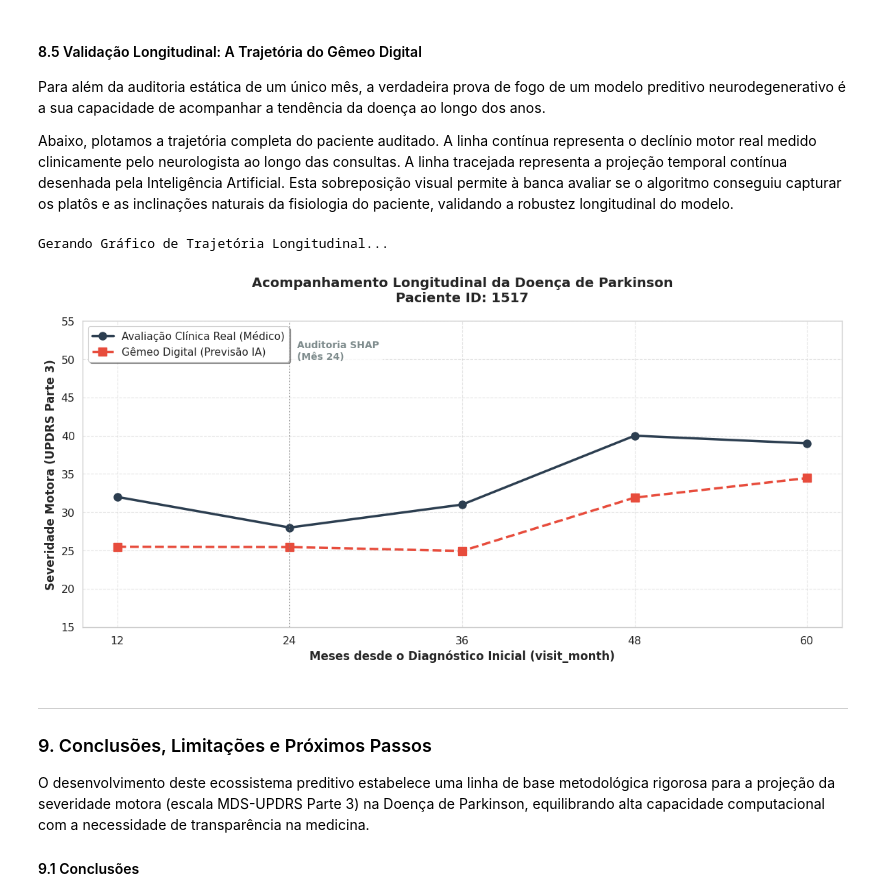
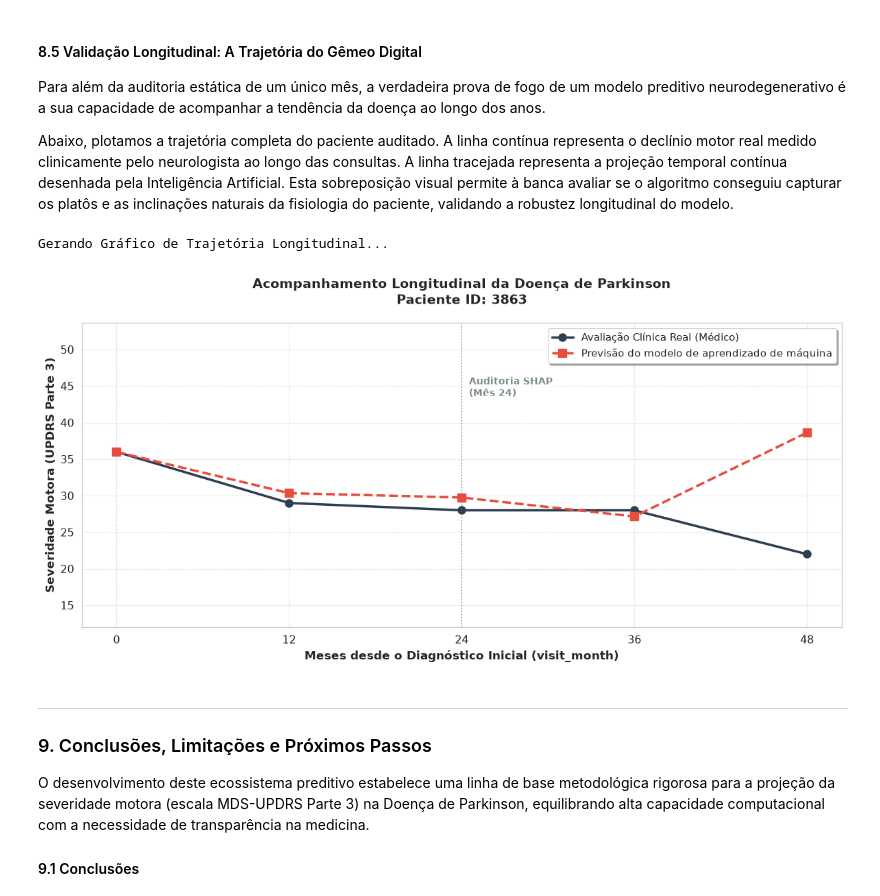
Before and after one commit to LeonardoDias2002/parkinson-predictive-model, a Jupyter notebook: notebook.ipynb, the cells around one changed output. Cells and saved outputs as stored; diff of their text form; code cells hidden in the pictures.

```diff
--- a/notebook.ipynb
+++ b/notebook.ipynb
@@ -561,7 +564,8 @@ modelo_vencedor = modelos_C[0]
 modelo_vencedor.save_model("lightgbm_clinico_app.txt")
 
 df_resultados_finais = df_model_clean.copy()
-df_resultados_finais['predicao_modelo_C'] = previsoes_finais
+# O np.asarray() garante para o Pylance que estamos inserindo um vetor numérico limpo
+df_resultados_finais['predicao_modelo_C'] = np.asarray(previsoes_finais)
 df_resultados_finais.to_csv("dados_auditoria_app.csv", index=False)
 
 print("\n🚀 Ficheiro 'lightgbm_clinico_app.txt' exportado com sucesso para a aplicação médica!")
@@ -678,63 +676,66 @@ Abaixo, plotamos a trajetória completa do paciente auditado. A linha contínua
 print("Gerando Gráfico de Trajetória Longitudinal...\n")
 
 # ==========================================
-# 1. Isolando a Linha do Tempo do Paciente
+# 1. Isolando a Linha do Tempo do Paciente e Injetando o Mês 0
 # ==========================================
+# O id_paciente é herdado automaticamente da célula anterior de auditoria
 historico_paciente = df_resultados_finais[
     df_resultados_finais['patient_id'] == id_paciente
 ].sort_values(by='visit_month')
+
+# Extraímos a nota do diagnóstico inicial (Mês 0)
+u3_baseline = historico_paciente['updrs_3_baseline'].iloc[0]
+
+# Construímos os eixos estendidos para o gráfico, forçando o início no ponto zero
+eixo_x = [0] + list(historico_paciente['visit_month'])
+eixo_y_real = [u3_baseline] + list(historico_paciente[target])
+eixo_y_pred = [u3_baseline] + list(historico_paciente['predicao_modelo_C'])
 
 # ==========================================
 # 2. Configurando a Estética do Gráfico
 # ==========================================
 plt.figure(figsize=(12, 6))
 
-# Linha da Nota Real (Médico)
-plt.plot(historico_paciente['visit_month'], historico_paciente[target],
-         marker='o', markersize=8, linewidth=2.5,
+# Linha da Nota Real (Médico) - Ancorada no Mês 0
+plt.plot(eixo_x, eixo_y_real, marker='o', markersize=8, linewidth=2.5,
          color='#2C3E50', label='Avaliação Clínica Real (Médico)')
 
-# Linha da Previsão (IA)
-plt.plot(historico_paciente['visit_month'], historico_paciente['predicao_modelo_C'],
-         marker='s', markersize=8, linewidth=2.5, linestyle='--',
-         color='#E74C3C', label='Gêmeo Digital (Previsão IA)')
+# Linha da Previsão (Modelo de Aprendizado de Máquina) - Ancorada no Mês 0
+plt.plot(eixo_x, eixo_y_pred, marker='s', markersize=8, linewidth=2.5, linestyle='--',
+         color='#E74C3C', label='Previsão do modelo de aprendizado de máquina')
 
 # ==========================================
 # 3. Destacando o Ponto de Auditoria (Mês 24)
 # ==========================================
 plt.axvline(x=24, color='gray', linestyle=':', alpha=0.8)
 
 # ==========================================
 # 4. Ajustes Finais, Escala Inteligente e Renderização
 # ==========================================
 plt.title(f"Acompanhamento Longitudinal da Doença de Parkinson\nPaciente ID: {id_paciente}",
           fontsize=14, fontweight='bold', pad=20)
 plt.xlabel("Meses desde o Diagnóstico Inicial (visit_month)", fontsize=12, fontweight='bold')
 plt.ylabel("Severidade Motora (UPDRS Parte 3)", fontsize=12, fontweight='bold')
 
-# --- A MÁGICA DA ESCALA DINÂMICA ---
-# Encontramos o menor e maior valor (real ou previsto) deste paciente
-min_y = min(historico_paciente[target].min(), historico_paciente['predicao_modelo_C'].min())
-max_y = max(historico_paciente[target].max(), historico_paciente['predicao_modelo_C'].max())
-
-# Criamos uma "janela de respiro" clínica (10 pontos para baixo, 15 para cima)
-# A função max(0, ...) garante que o gráfico nunca mostre números negativos no eixo Y
+# Escala Dinâmica Calculada sobre os Novos Eixos Estendidos
+min_y = min(min(eixo_y_real), min(eixo_y_pred))
+max_y = max(max(eixo_y_real), max(eixo_y_pred))
 plt.ylim(max(0, min_y - 10), max_y + 15)
 
-# Posicionamos o texto do SHAP dinamicamente com base no novo teto
-plt.text(24.5, max_y + 10, 'Auditoria SHAP\n(Mês 24)', color='#7F8C8D', fontsize=10,
-         fontweight='bold', bbox=dict(facecolor='white', edgecolor='none', alpha=0.7))
+# Posicionamento corrigido do texto explicativo para evitar sobreposição
+plt.text(24.5, max_y + 5, 'Auditoria SHAP\n(Mês 24)', color='#7F8C8D', fontsize=10,
+         fontweight='bold', bbox=dict(facecolor='white', edgecolor='none', alpha=0.9, zorder=5))
 
-# Forçar o eixo X a mostrar apenas os meses exatos das visitas
-plt.xticks(historico_paciente['visit_month'])
+# Forçar o eixo X a exibir todos os meses oficiais da linha do tempo, incluindo o 0
+plt.xticks(eixo_x)
 
-plt.legend(fontsize=11, loc='upper left', frameon=True, shadow=True)
+plt.legend(fontsize=11, loc='upper right', frameon=True, shadow=True)
 plt.grid(True, linestyle='--', alpha=0.5)
 plt.tight_layout()
 plt.show()
 # %% [output]
 Gerando Gráfico de Trajetória Longitudinal...
-[figure, old version]
+[figure, new version]
 # %% [markdown]
 ---
 ### 9. Conclusões, Limitações e Próximos Passos
```
Also changed, not shown: parts of 6 cells of this notebook, 1 other file.
